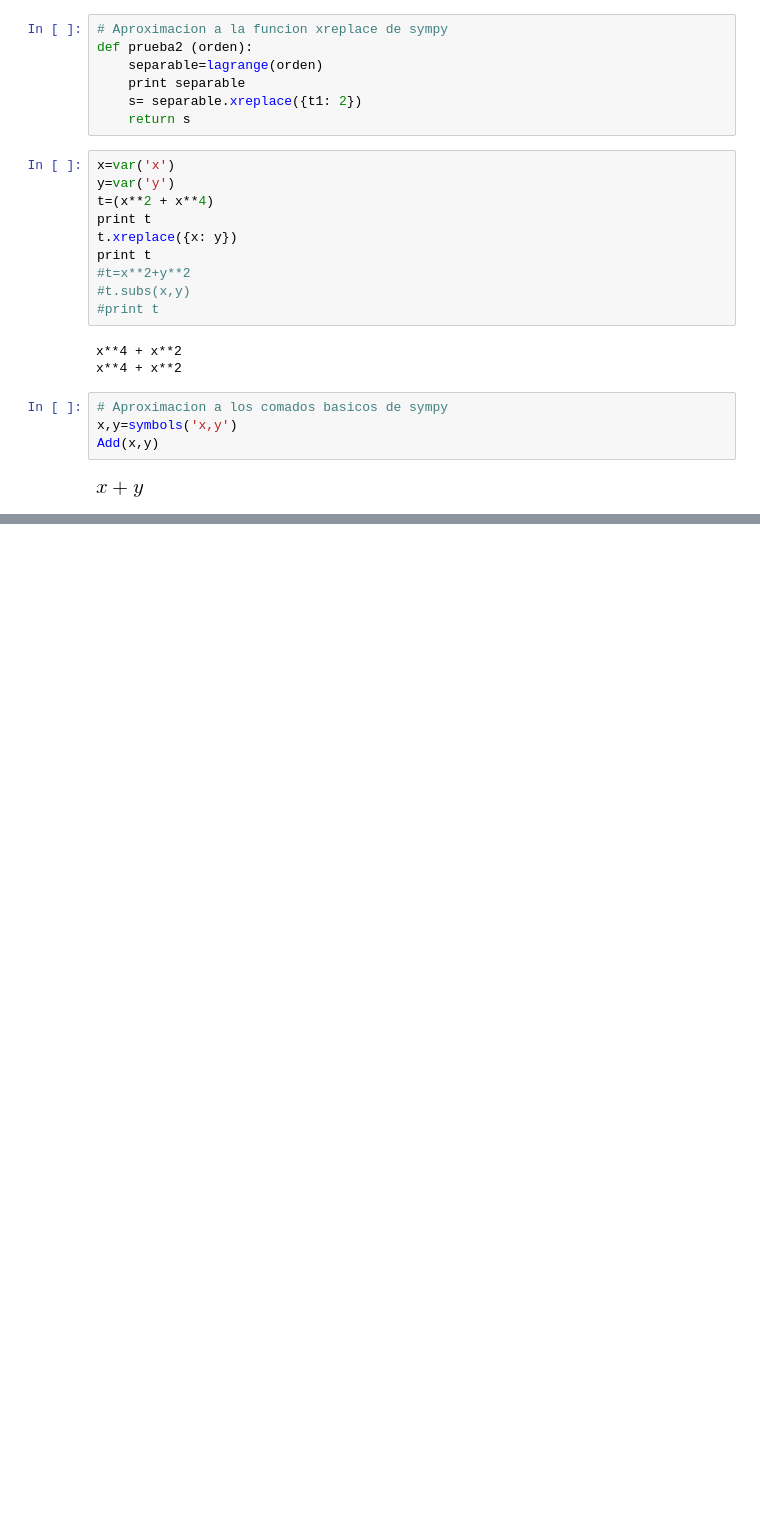
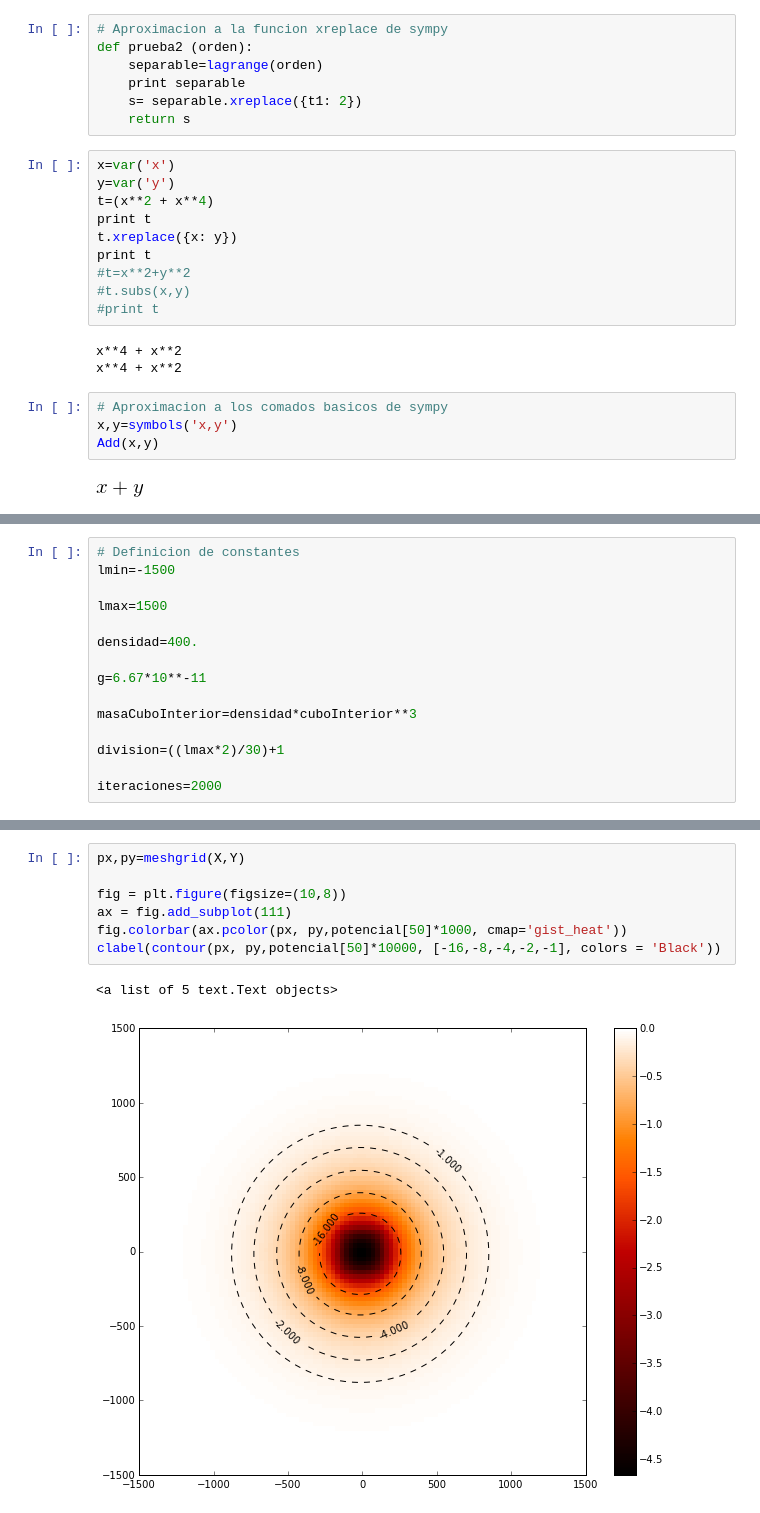
Before and after one commit to ArturoVelasquez/MC, a Jupyter notebook: HW6/Tarea_6.ipynb, the cells around one changed output, grey strips where cells are left out. Cells and saved outputs as stored; diff of their text form; blank space fills up the shorter version.

```diff
--- a/HW6/Tarea_6.ipynb
+++ b/HW6/Tarea_6.ipynb
@@ -188,0 +195,15 @@ Add(x,y)
+# %%
+# Definicion de constantes
+lmin=-1500
+
+lmax=1500
+
+densidad=400.
+
+g=6.67*10**-11
+
+masaCuboInterior=densidad*cuboInterior**3
+
+division=((lmax*2)/30)+1
+
+iteraciones=2000
@@ -188,0 +265,10 @@ Add(x,y)
+# %%
+px,py=meshgrid(X,Y)
+
+fig = plt.figure(figsize=(10,8))
+ax = fig.add_subplot(111)
+fig.colorbar(ax.pcolor(px, py,potencial[50]*1000, cmap='gist_heat'))
+clabel(contour(px, py,potencial[50]*10000, [-16,-8,-4,-2,-1], colors = 'Black'))
+# %% [output]
+<a list of 5 text.Text objects>
+[figure, added]
```
Also changed, not shown: parts of 6 cells of this notebook.
